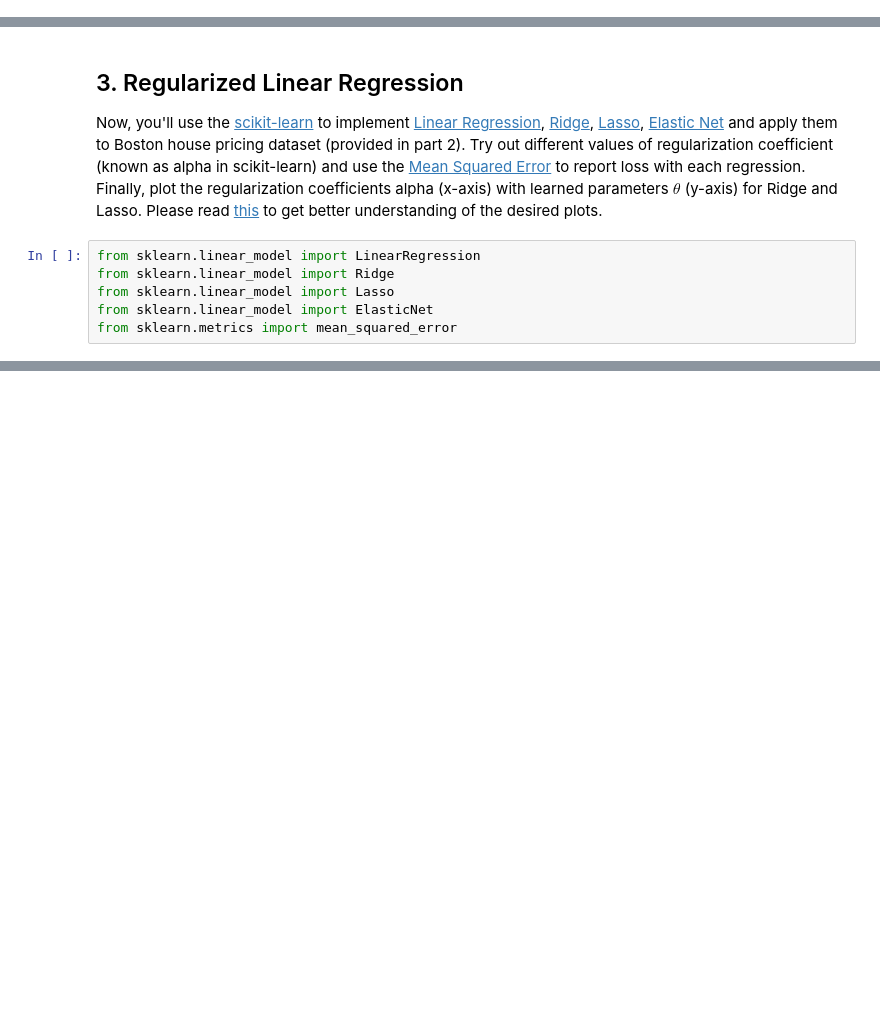
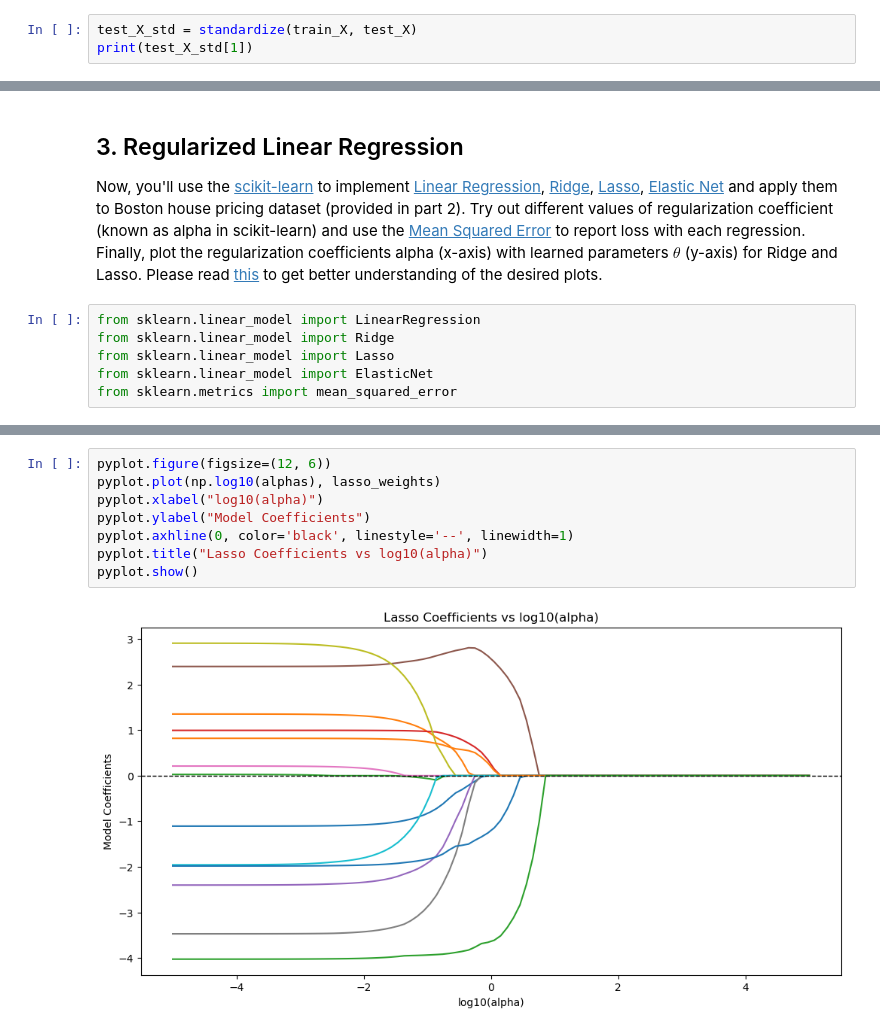
Before and after one commit to nawal-syeda/Linear-Regression, a Jupyter notebook: Programming_Assessment_3_Linear_Regression (1).ipynb, the cells around one changed output, grey strips where cells are left out. Drawn from its saved outputs; the diff is of its cells as text; blank space fills up the shorter version.

```diff
--- a/Programming_Assessment_3_Linear_Regression (1).ipynb
+++ b/Programming_Assessment_3_Linear_Regression (1).ipynb
@@ -295,0 +332,3 @@ test_Y = np.loadtxt(os.path.join('Data', 'ex2testlabels.txt'))
+# %%
+test_X_std = standardize(train_X, test_X)
+print(test_X_std[1])
@@ -307,0 +486,10 @@ from sklearn.metrics import mean_squared_error
+# %%
+pyplot.figure(figsize=(12, 6))
+pyplot.plot(np.log10(alphas), lasso_weights)
+pyplot.xlabel("log10(alpha)")
+pyplot.ylabel("Model Coefficients")
+pyplot.axhline(0, color='black', linestyle='--', linewidth=1)
+pyplot.title("Lasso Coefficients vs log10(alpha)")
+pyplot.show()
+# %% [output]
+[figure, added]
```
Also changed, not shown: parts of 32 cells of this notebook.
